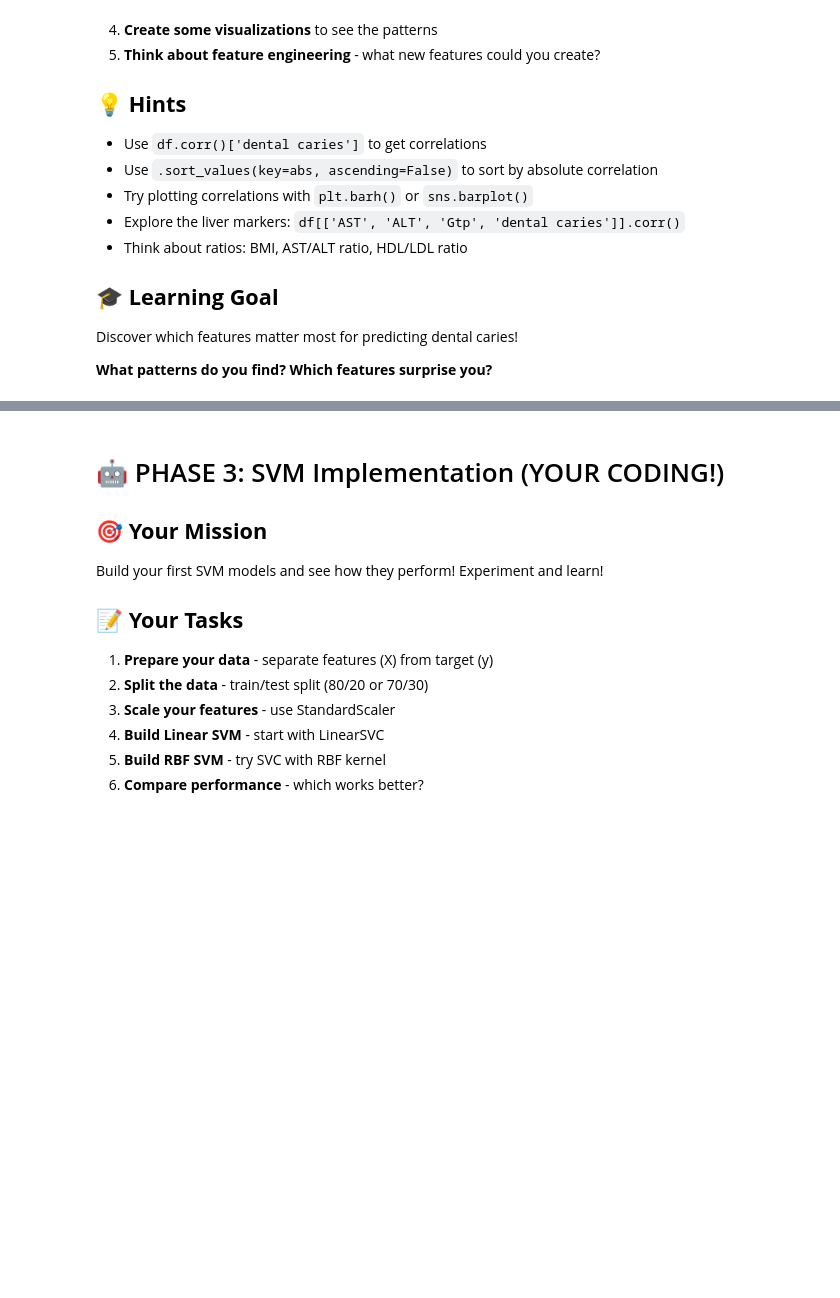
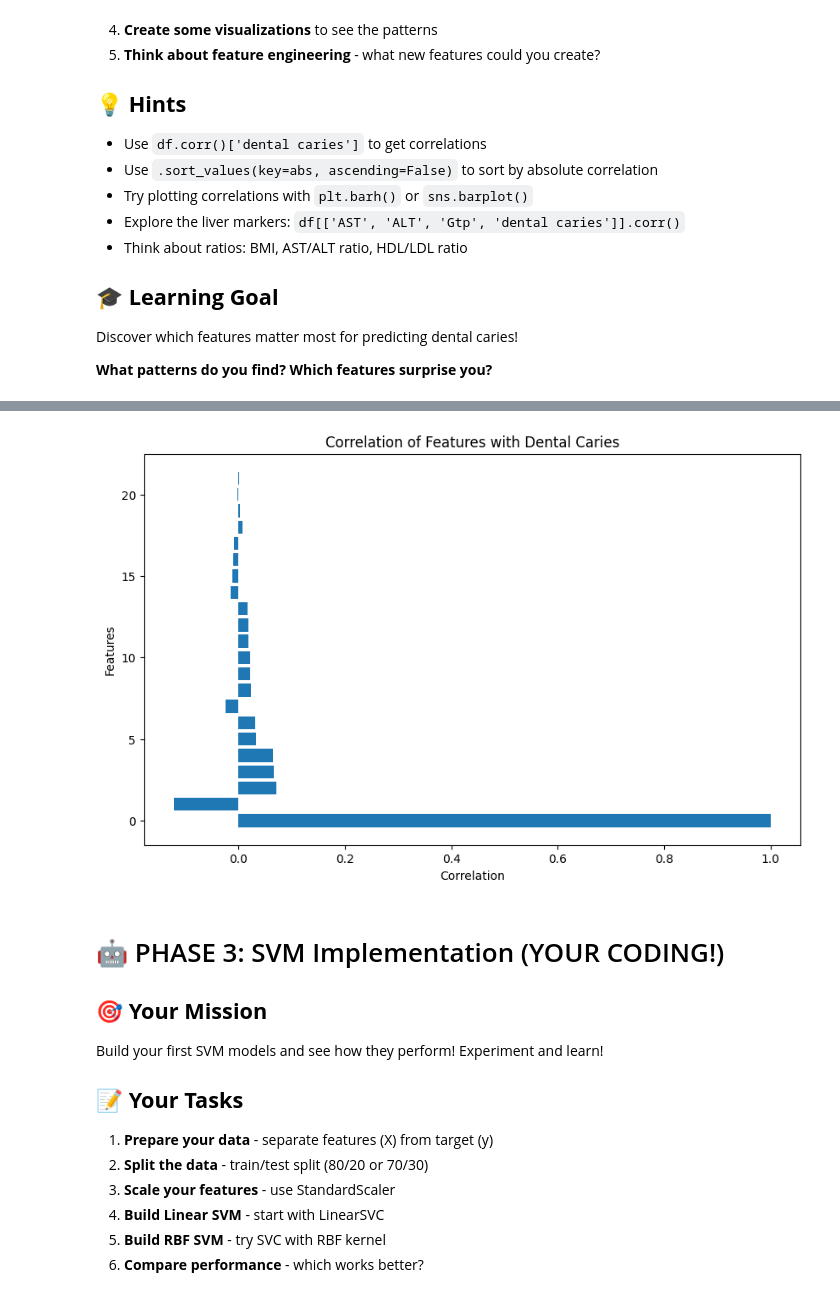
Before and after one commit to Tuminha/Systemic-Health-Oral-Disease-Predictor, a Jupyter notebook: predicting_dental_caries.ipynb, the cells around one changed output, grey strips where cells are left out. Drawn from its saved outputs; the diff is of its cells as text; code cells hidden in the pictures; blank space fills up the shorter version.

```diff
--- a/predicting_dental_caries.ipynb
+++ b/predicting_dental_caries.ipynb
@@ -81,23 +81,28 @@ Get familiar with your dataset and understand what you're working with!
 # %%
 # YOUR CODE GOES HERE!
 # Start by loading the dataset and exploring it step by step
+import pandas as pd
 
 # Step 1: Load the dataset
 # df = pd.read_csv('data/test_dataset.csv')
+df = pd.read_csv("data/test_dataset.csv")
 
-# Step 2: Check the shape
+# Step 2: Check the shape. The shape is the number of rows and columns in the dataset.
 # print(f"Dataset shape: {df.shape}")
+print(f"The dataset has {df.shape[0]} rows and {df.shape[1]} columns")
 
 # Step 3: Look at the first few rows
 # df.head()
+print(df.head())
 
 # Step 4: Check for missing values
 # df.isnull().sum()
+print(df.isnull().sum())
 
 # Step 5: Understand the target variable
 # df['dental caries'].value_counts()
+print(df['dental caries'].value_counts())
 
 # Step 6: Calculate basic statistics
 # df.describe()
-
-# Add your code here and discover what you find!
+print(df.describe())
@@ -128,23 +151,77 @@ Discover which features matter most for predicting dental caries!
 # %%
 # YOUR CODE GOES HERE!
 # Analyze correlations and discover which features matter most
+import matplotlib.pyplot as plt
 
 # Step 1: Calculate correlations with dental caries
 # correlations = df.corr()['dental caries']
+correlations = df.corr()['dental caries']
+print(f"The correlations are: {correlations}")
 
 # Step 2: Find top correlations (positive and negative)
 # top_correlations = correlations.sort_values(key=abs, ascending=False)
+top_correlations = correlations.sort_values(key=abs, ascending=False)
+print(f"The top 10 correlations are: {top_correlations.head(10)}")
 
 # Step 3: Explore liver function markers specifically
 # liver_correlations = df[['AST', 'ALT', 'Gtp', 'dental caries']].corr()
+liver_correlations = df[['AST', 'ALT', 'Gtp', 'dental caries']].corr()
+print(f"The liver correlations are: {liver_correlations}")
 
-# Step 4: Create visualizations
+# Step 4: Create visualizations. figsize is the size of the figure.
 # plt.figure(figsize=(10, 6))
 # plt.barh(range(len(top_correlations)), top_correlations.values)
+plt.figure(figsize=(10, 6))
+plt.barh(range(len(top_correlations)), top_correlations.values)
+plt.xlabel('Correlation')
+plt.ylabel('Features')
+plt.title('Correlation of Features with Dental Caries')
 
 # Step 5: Think about feature engineering
 # BMI = weight / (height/100)**2
 # AST_ALT_ratio = AST / ALT
 # HDL_LDL_ratio = HDL / LDL
+BMI = df['weight(kg)'] / (df['height(cm)']/100)**2
+AST_ALT_ratio = df['AST'] / df['ALT']
+HDL_LDL_ratio = df['HDL'] / df['LDL']
+
+caries_patients = df[df['dental caries'] == 1]
+no_caries_patients = df[df['dental caries'] == 0]
+
+normal_BMI = BMI < 25
+normal_AST_ALT_ratio = AST_ALT_ratio < 1.5
+normal_HDL_LDL_ratio = HDL_LDL_ratio > 1
 
 # What patterns do you discover? Which features surprise you?
+# Count patients with normal values
+normal_BMI_count = normal_BMI.sum()
+normal_AST_ALT_count = normal_AST_ALT_ratio.sum()
+normal_HDL_LDL_count = normal_HDL_LDL_ratio.sum()
+
+print(f"The number of patients with normal BMI: {normal_BMI_count}")
+print(f"The number of patients with normal AST_ALT_ratio: {normal_AST_ALT_count}")
+print(f"The number of patients with normal HDL_LDL_ratio: {normal_HDL_LDL_count}")
+
+# Basic statistics about caries patients
+print(f"The number of patients with caries is: {caries_patients.shape[0]}")
+print(f"The number of patients without caries is: {no_caries_patients.shape[0]}")
+print(f"The ratio of patients with caries to patients without caries is: {caries_patients.shape[0] / no_caries_patients.shape[0]:.3f}")
+
+# Analyze caries rates among patients with normal values
+if normal_BMI_count > 0:
+    caries_with_normal_BMI = df[(normal_BMI) & (df['dental caries'] == 1)].shape[0]
+    caries_rate_normal_BMI = caries_with_normal_BMI / normal_BMI_count
+    print(f"Caries rate among patients with normal BMI: {caries_rate_normal_BMI:.3f}")
+    print(f"The ratio of patients with abnormal BMI and caries is: {(caries_patients.shape[0] - caries_with_normal_BMI) / caries_patients.shape[0]:.3f}")
+
+if normal_AST_ALT_count > 0:
+    caries_with_normal_AST_ALT = df[(normal_AST_ALT_ratio) & (df['dental caries'] == 1)].shape[0]
+    caries_rate_normal_AST_ALT = caries_with_normal_AST_ALT / normal_AST_ALT_count
+    print(f"Caries rate among patients with normal AST_ALT_ratio: {caries_rate_normal_AST_ALT:.3f}")
+    print(f"The ratio of patients with abnormal AST_ALT_ratio and caries is: {(caries_patients.shape[0] - caries_with_normal_AST_ALT) / caries_patients.shape[0]:.3f}")
+if normal_HDL_LDL_count > 0:
+    caries_with_normal_HDL_LDL = df[(normal_HDL_LDL_ratio) & (df['dental caries'] == 1)].shape[0]
+    caries_rate_normal_HDL_LDL = caries_with_normal_HDL_LDL / normal_HDL_LDL_count
+    print(f"Caries rate among patients with normal HDL_LDL_ratio: {caries_rate_normal_HDL_LDL:.3f}")
+    print(f"The ratio of patients with abnormal HDL_LDL_ratio and caries is: {(caries_patients.shape[0] - caries_with_normal_HDL_LDL) / caries_patients.shape[0]:.3f}")
+# %% [output]
@@ -151,3 +245,4 @@ Discover which features matter most for predicting dental caries!
+[figure, added]
 # %% [markdown]
 # 🤖 PHASE 3: SVM Implementation (YOUR CODING!)
 
```
Also changed, not shown: parts of 5 cells of this notebook, 1 other file.
